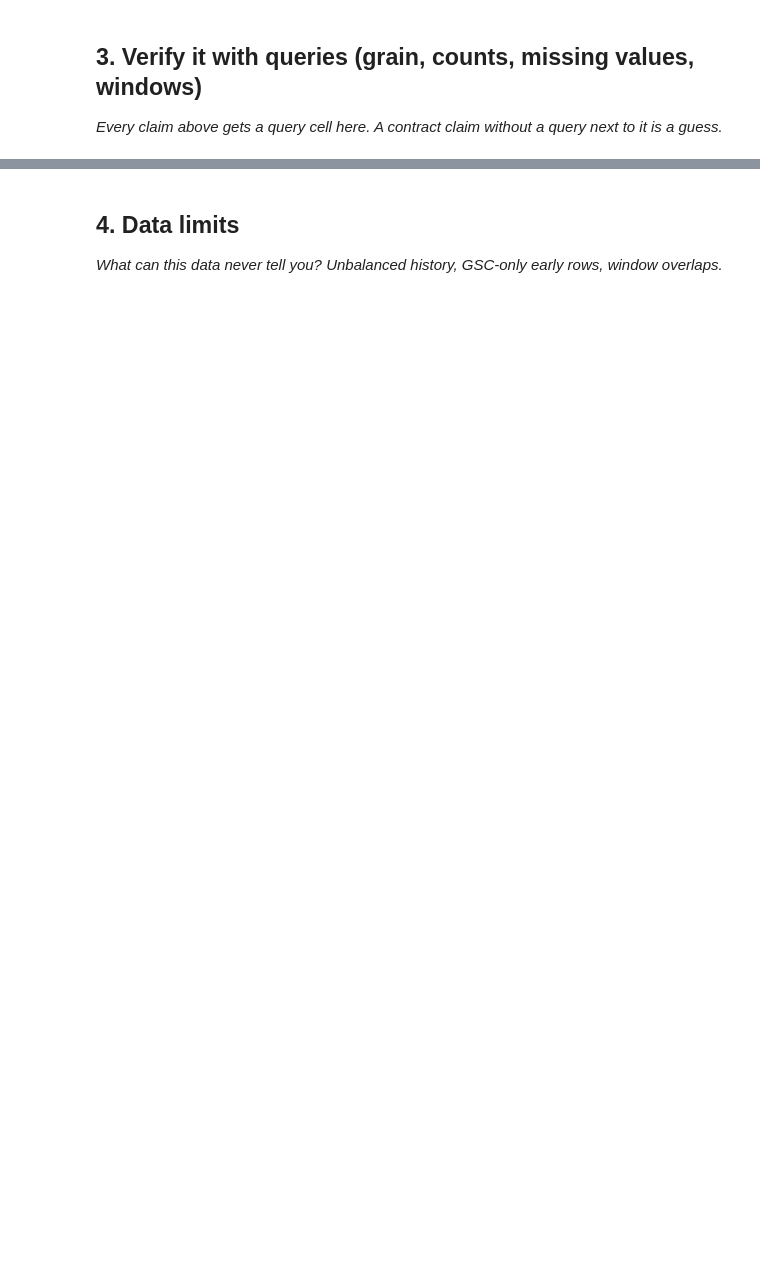
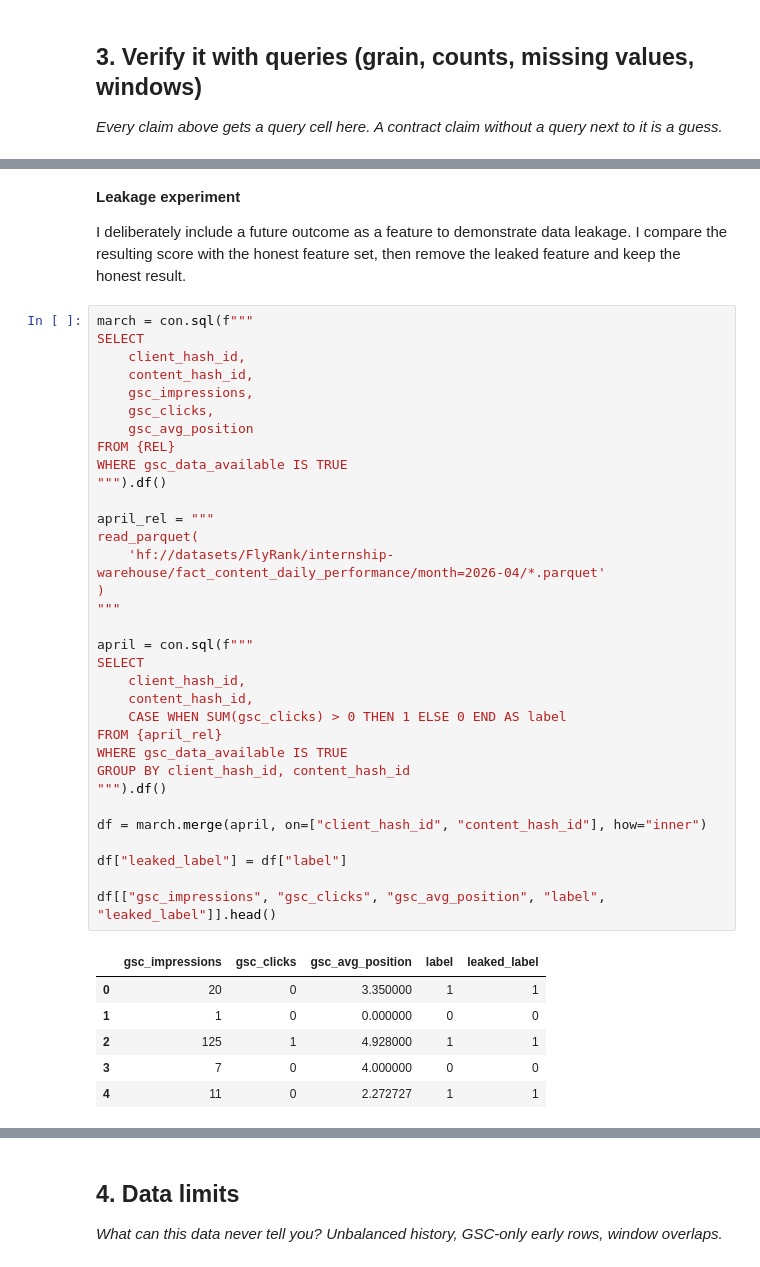
Before and after one commit to hassan9039/intern1, a Jupyter notebook: work/notebooks/w03_data_contract.ipynb, the cells around one changed output, grey strips where cells are left out. Cells and saved outputs as stored; diff of their text form; blank space fills up the shorter version.

```diff
--- a/work/notebooks/w03_data_contract.ipynb
+++ b/work/notebooks/w03_data_contract.ipynb
@@ -29,0 +163,45 @@ This skeleton is yours to fill. Work the sections **in order** — each one has
+# %% [markdown]
+**Leakage experiment**
+
+
+I deliberately include a future outcome as a feature to demonstrate data leakage. I compare the resulting score with the honest feature set, then remove the leaked feature and keep the honest result.
+# %%
+march = con.sql(f"""
+SELECT
+    client_hash_id,
+    content_hash_id,
+    gsc_impressions,
+    gsc_clicks,
+    gsc_avg_position
+FROM {REL}
+WHERE gsc_data_available IS TRUE
+""").df()
+
+april_rel = """
+read_parquet(
+    'hf://datasets/FlyRank/internship-warehouse/fact_content_daily_performance/month=2026-04/*.parquet'
+)
+"""
+
+april = con.sql(f"""
+SELECT
+    client_hash_id,
+    content_hash_id,
+    CASE WHEN SUM(gsc_clicks) > 0 THEN 1 ELSE 0 END AS label
+FROM {april_rel}
+WHERE gsc_data_available IS TRUE
+GROUP BY client_hash_id, content_hash_id
+""").df()
+
+df = march.merge(april, on=["client_hash_id", "content_hash_id"], how="inner")
+
+df["leaked_label"] = df["label"]
+
+df[["gsc_impressions", "gsc_clicks", "gsc_avg_position", "label", "leaked_label"]].head()
+# %% [output]
+|  | gsc_impressions | gsc_clicks | gsc_avg_position | label | leaked_label |
+| 0 | 20 | 0 | 3.350000 | 1 | 1 |
+| 1 | 1 | 0 | 0.000000 | 0 | 0 |
+| 2 | 125 | 1 | 4.928000 | 1 | 1 |
+| 3 | 7 | 0 | 4.000000 | 0 | 0 |
+| 4 | 11 | 0 | 2.272727 | 1 | 1 |
```
Also changed, not shown: parts of 18 cells of this notebook.
